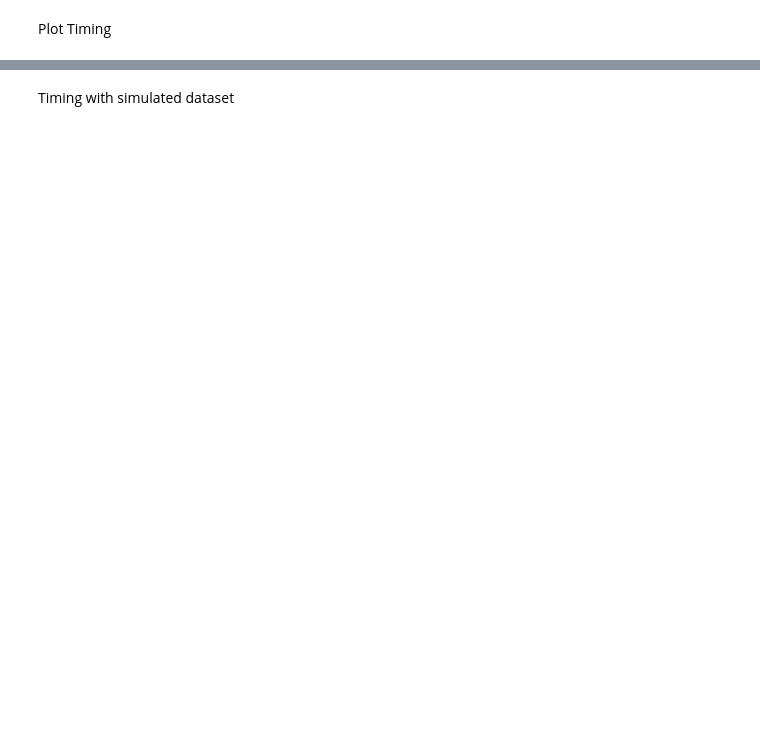
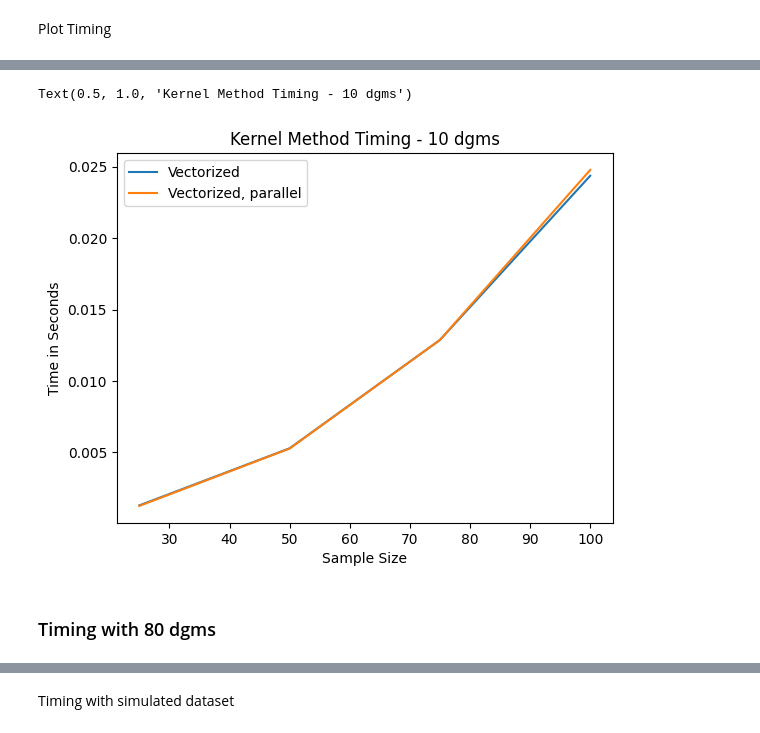
Before and after one commit to TeaspoonTDA/teaspoon, a Jupyter notebook: notebooks/ml_methods_timing_kernel.ipynb, the cells around one changed output, grey strips where cells are left out. Cells and saved outputs as stored; diff of their text form; code cells hidden in the pictures; blank space fills up the shorter version.

```diff
--- a/notebooks/ml_methods_timing_kernel.ipynb
+++ b/notebooks/ml_methods_timing_kernel.ipynb
@@ -369,0 +423,11 @@ Text(0, 0.5, 'Time in Seconds')
+# %%
+timing_vectorized = timing10.drop(['Original', 'Jit optimized', 'Jit optimized, parallel'], axis=1)
+t = timing_vectorized.plot(x='Observations')
+t.set_xlabel("Sample Size")
+t.set_ylabel("Time in Seconds")
+t.set_title("Kernel Method Timing - 10 dgms")
+# %% [output]
+Text(0.5, 1.0, 'Kernel Method Timing - 10 dgms')
+[figure, added]
+# %% [markdown]
+### Timing with 80 dgms
```
Also changed, not shown: parts of 30 cells of this notebook, 6 other files.
